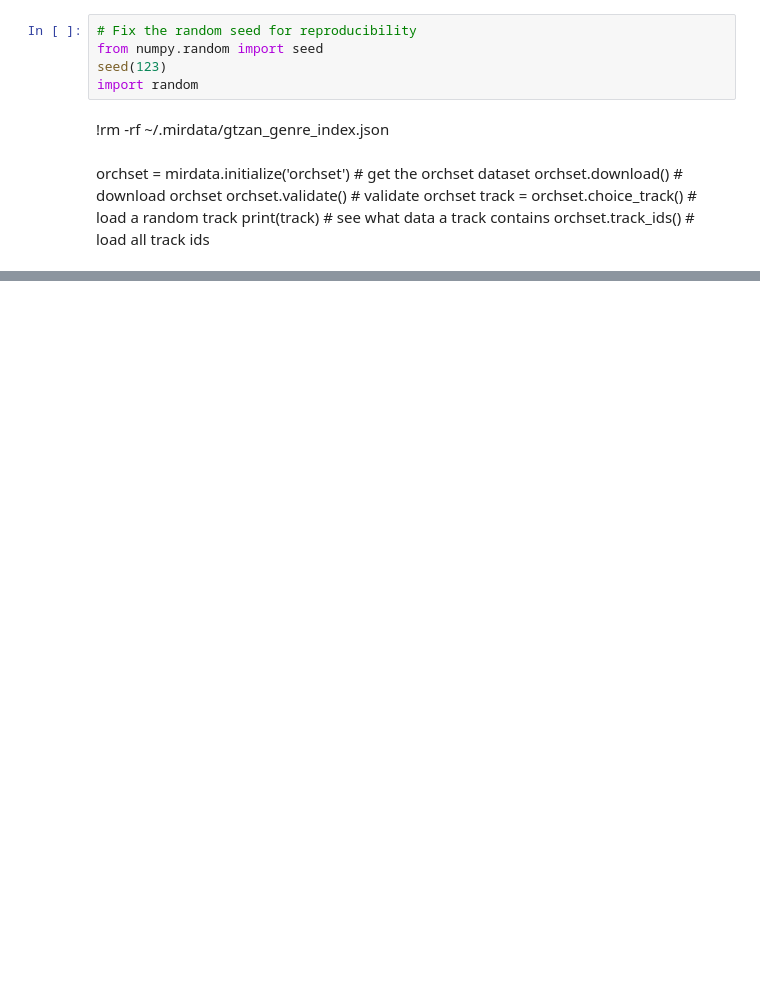
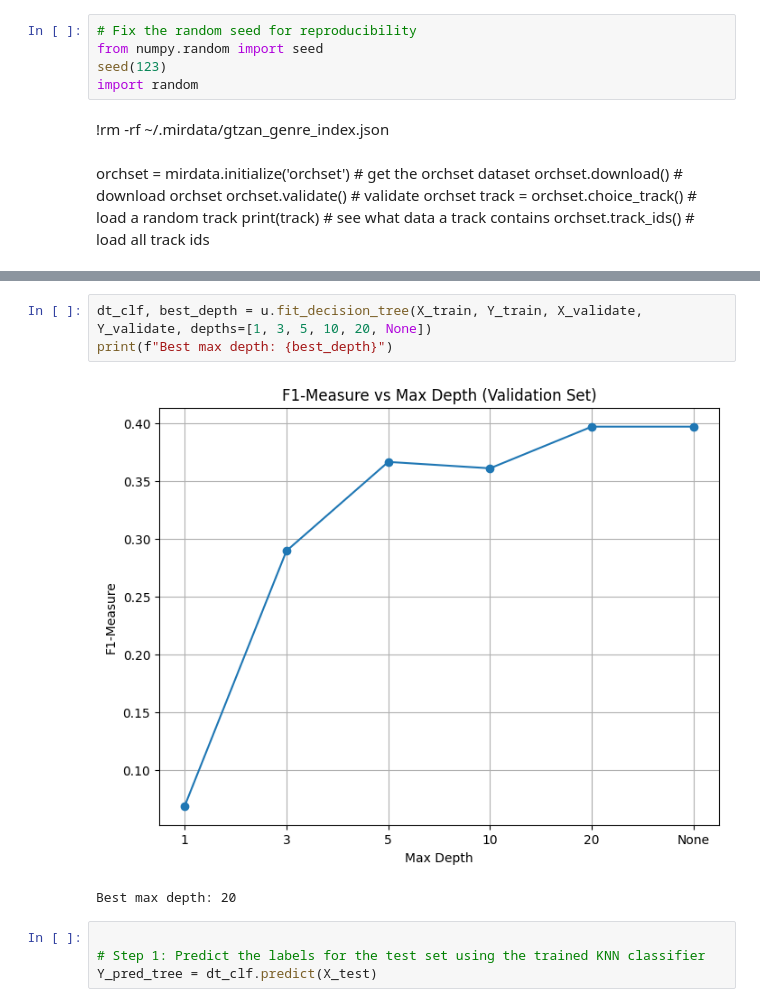
Before and after one commit to DMW9400/mir_finalProj, a Jupyter notebook: ML_algos/JC_KNb&DsTree.ipynb, the cells around one changed output, grey strips where cells are left out. Drawn from its saved outputs; the diff is of its cells as text; blank space fills up the shorter version.

```diff
--- a/ML_algos/JC_KNb&DsTree.ipynb
+++ b/ML_algos/JC_KNb&DsTree.ipynb
@@ -157,0 +308,10 @@ AttributeError: 'Track' object has no attribute 'instrument_id'
+# %%
+dt_clf, best_depth = u.fit_decision_tree(X_train, Y_train, X_validate, Y_validate, depths=[1, 3, 5, 10, 20, None])
+print(f"Best max depth: {best_depth}")
+# %% [output]
+[figure, added]
+Best max depth: 20
+# %%
+
+# Step 1: Predict the labels for the test set using the trained KNN classifier
+Y_pred_tree = dt_clf.predict(X_test)
```
Also changed, not shown: parts of 26 cells of this notebook, 7 other files.
